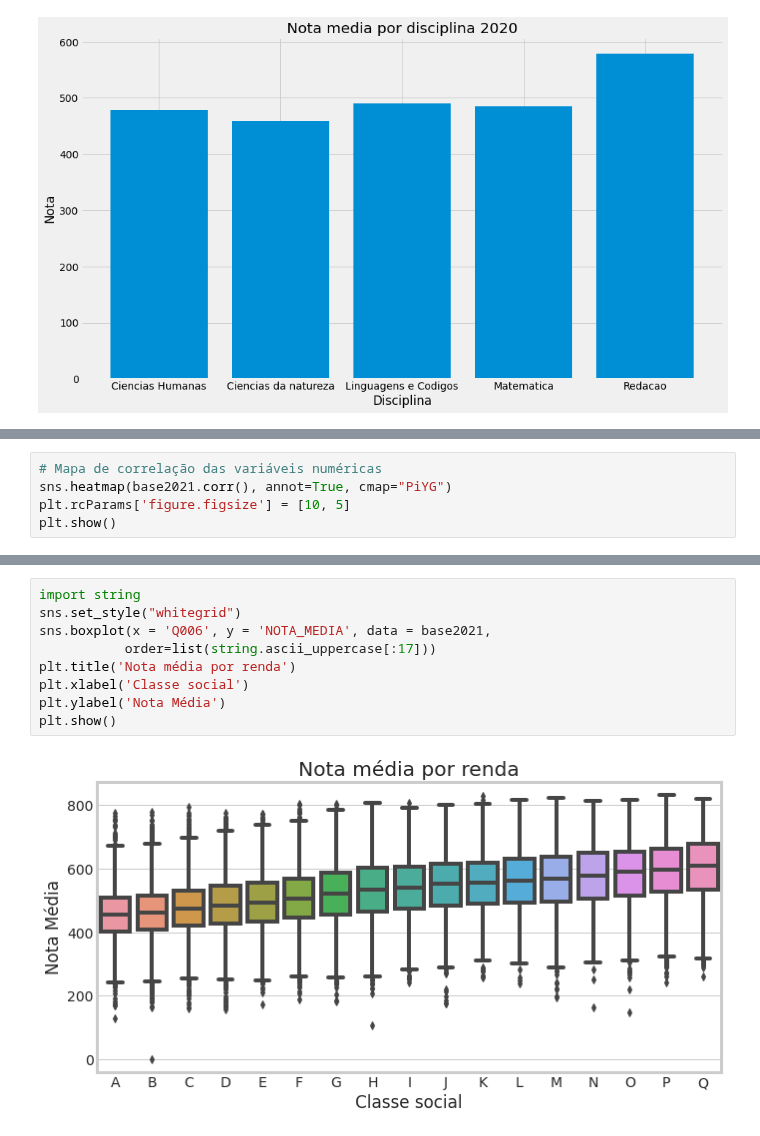
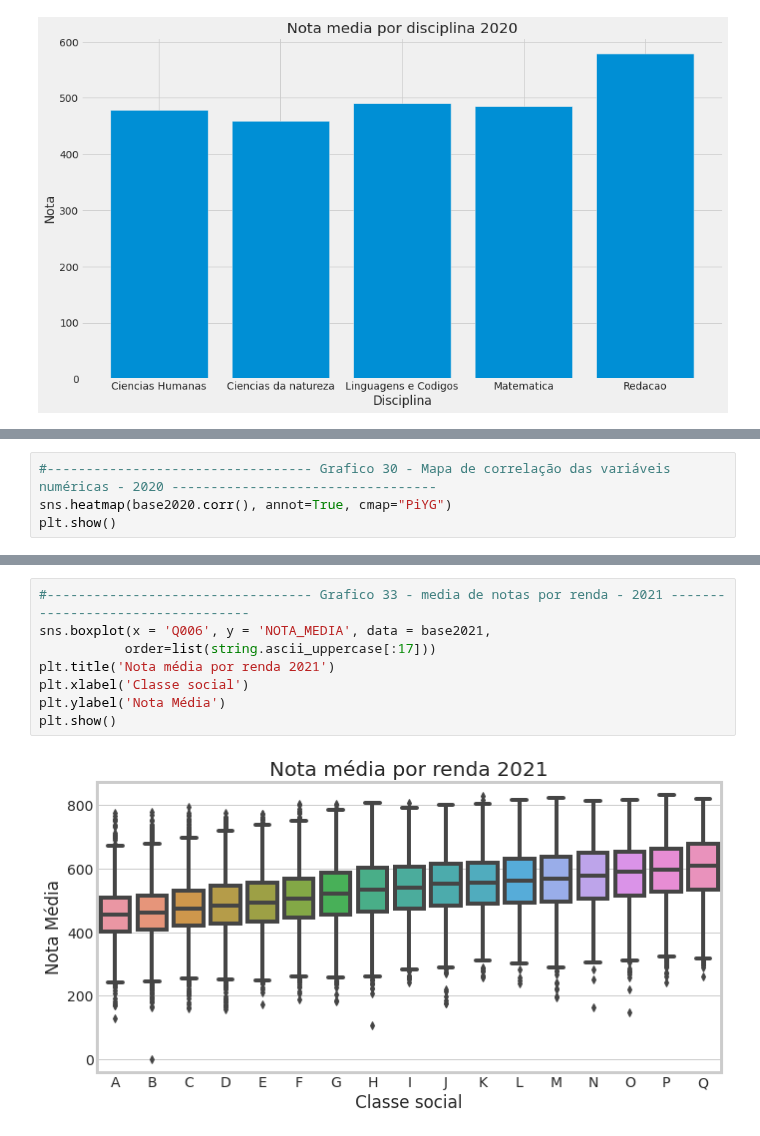
Before and after one commit to kingofrats04/Projeto_IA_DadosEnem, a Jupyter notebook: Cópia_de_Graficos_IA.ipynb, the cells around one changed output, grey strips where cells are left out. Drawn from its saved outputs; the diff is of its cells as text.

```diff
--- a/Cópia_de_Graficos_IA.ipynb
+++ b/Cópia_de_Graficos_IA.ipynb
@@ -1704,6 +1707,5 @@ plt.show()
 # %%
-# Mapa de correlação das variáveis numéricas
-sns.heatmap(base2021.corr(), annot=True, cmap="PiYG")
-plt.rcParams['figure.figsize'] = [10, 5]
+#---------------------------------- Grafico 30 - Mapa de correlação das variáveis numéricas - 2020 ----------------------------------
+sns.heatmap(base2020.corr(), annot=True, cmap="PiYG")
 plt.show()
 # %% [output]
@@ -1734,12 +1737,11 @@ Text(0, 0.5, 'Nota Média')
 # %%
-import string
-sns.set_style("whitegrid")
+#---------------------------------- Grafico 33 - media de notas por renda - 2021 ----------------------------------
 sns.boxplot(x = 'Q006', y = 'NOTA_MEDIA', data = base2021,
            order=list(string.ascii_uppercase[:17]))
-plt.title('Nota média por renda')
+plt.title('Nota média por renda 2021')
 plt.xlabel('Classe social')
 plt.ylabel('Nota Média')
 plt.show()
 # %% [output]
-[figure, old version]
+[figure, new version]
 # %%
```
Also changed, not shown: parts of 24 cells of this notebook.
